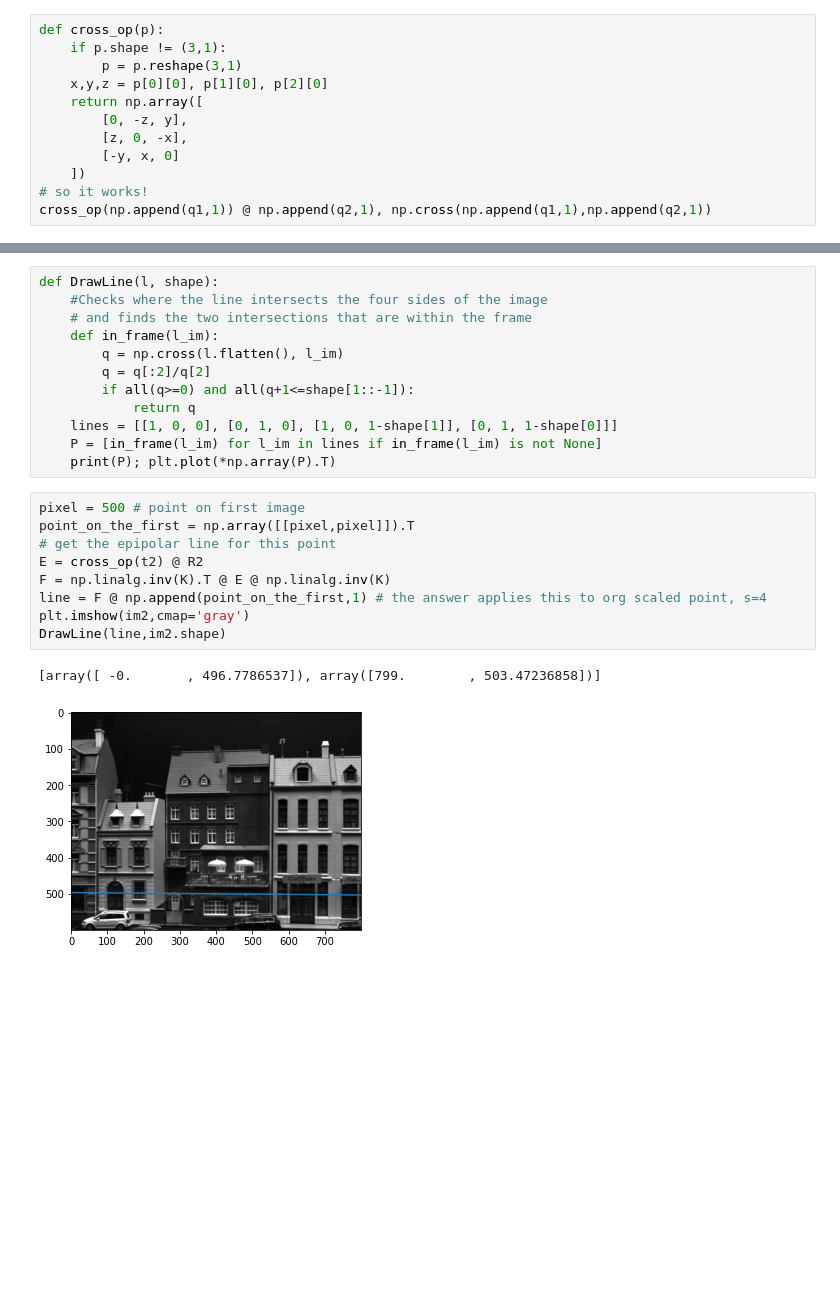
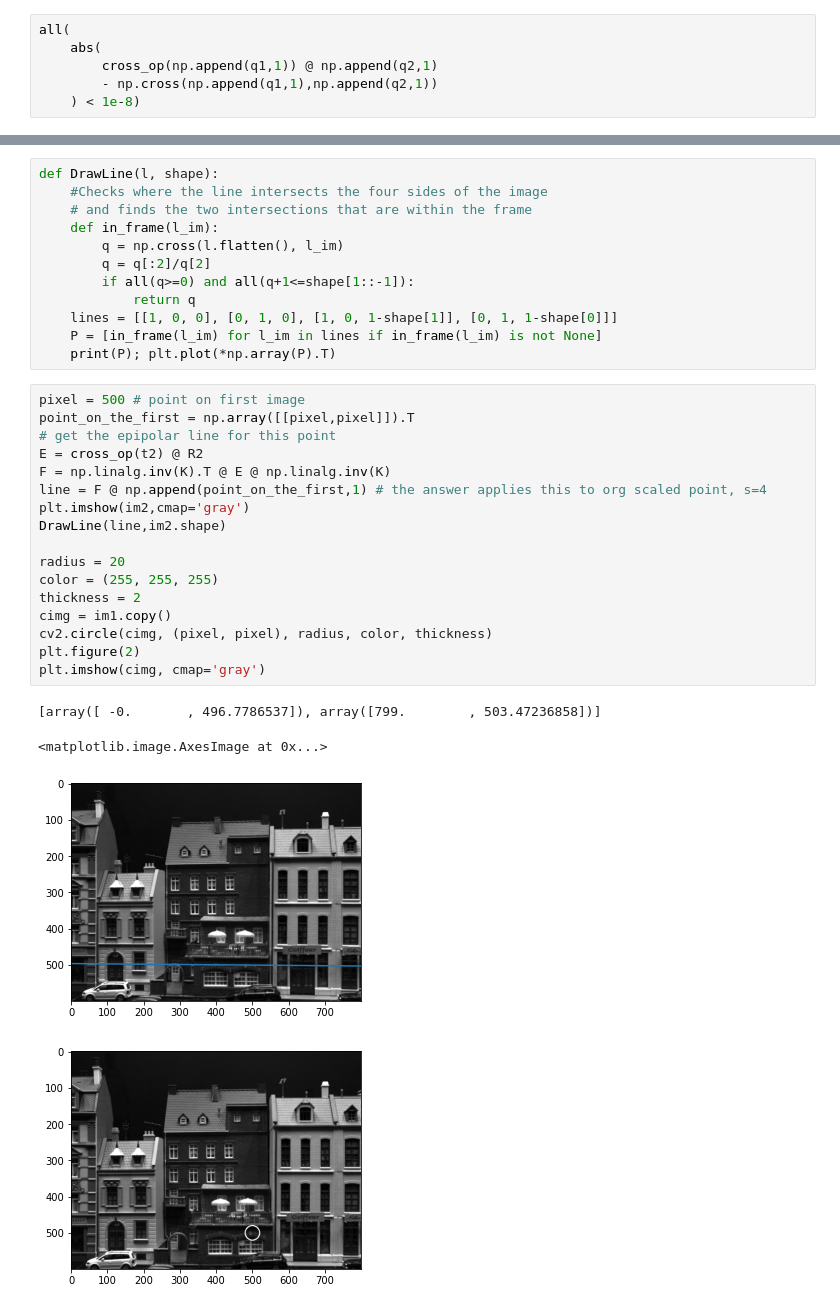
Before and after one commit to gitglob/02504-Computer-Vision, a Jupyter notebook: ex3.ipynb, the cells around one changed output, grey strips where cells are left out. Cells and saved outputs as stored; diff of their text form; blank space fills up the shorter version.

```diff
--- a/ex3.ipynb
+++ b/ex3.ipynb
@@ -27,15 +27,9 @@ q1,q2
  array([[582.47256835],
         [185.98985776]]))
 # %%
-def cross_op(p):
-    if p.shape != (3,1):
-        p = p.reshape(3,1)
-    x,y,z = p[0][0], p[1][0], p[2][0]
-    return np.array([
-        [0, -z, y],
-        [z, 0, -x],
-        [-y, x, 0]
-    ])
-# so it works!
-cross_op(np.append(q1,1)) @ np.append(q2,1), np.cross(np.append(q1,1),np.append(q2,1))
+all(
+    abs(
+        cross_op(np.append(q1,1)) @ np.append(q2,1)
+        - np.cross(np.append(q1,1),np.append(q2,1))
+    ) < 1e-8)
 # %% [output]
@@ -124,15 +110,25 @@ def DrawLine(l, shape):
 # %%
 pixel = 500 # point on first image
 point_on_the_first = np.array([[pixel,pixel]]).T
 # get the epipolar line for this point
 E = cross_op(t2) @ R2
 F = np.linalg.inv(K).T @ E @ np.linalg.inv(K)
 line = F @ np.append(point_on_the_first,1) # the answer applies this to org scaled point, s=4
 plt.imshow(im2,cmap='gray')
 DrawLine(line,im2.shape)
+
+radius = 20
+color = (255, 255, 255)
+thickness = 2
+cimg = im1.copy()
+cv2.circle(cimg, (pixel, pixel), radius, color, thickness)
+plt.figure(2)
+plt.imshow(cimg, cmap='gray')
 # %% [output]
 [array([ -0.       , 496.7786537]), array([799.        , 503.47236858])]
+<matplotlib.image.AxesImage at 0x...>
 [figure]
+[figure, added]
 # %%
 # P = K @ R @ t
 P1 = K @ np.concatenate((R1,t1),axis=1)
```
Also changed, not shown: parts of 7 cells of this notebook, 5 other files.
